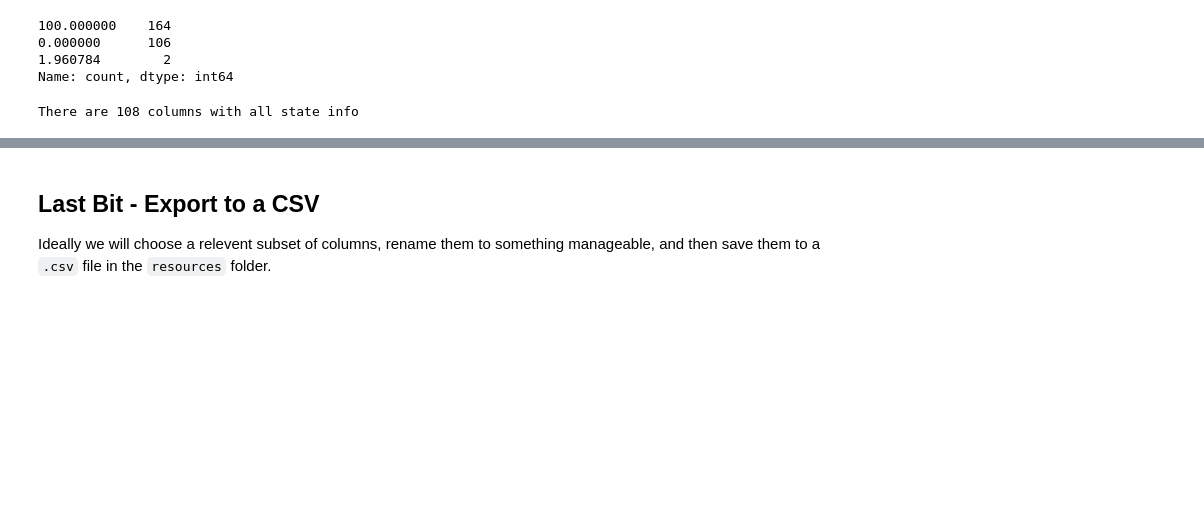
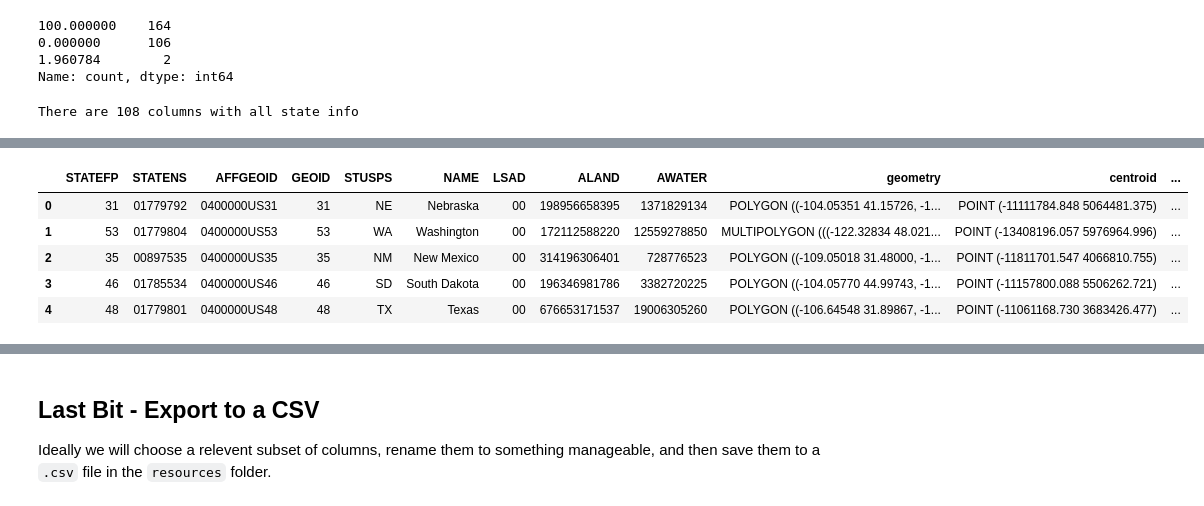
Before and after one commit to the-eva-a/group-1-project-1, a Jupyter notebook: Preliminary Data Cleaning.ipynb, the cells around one changed output, grey strips where cells are left out. Cells and saved outputs as stored; diff of their text form; code cells hidden in the pictures; blank space fills up the shorter version.

Commit message:
Finalized data preperation with geospatial and U.S. Census data.

```diff
--- a/Preliminary Data Cleaning.ipynb
+++ b/Preliminary Data Cleaning.ipynb
@@ -383,0 +491,6 @@ There are 108 columns with all state info
+# %%
+# Load the shapefile for states
+shapefile_path_state = 'Resources/US States Shape Data/cb_2018_us_state_5m.shp'
+gdf_state = gpd.read_file(shapefile_path_state)
+
+print(gdf_state.head())
@@ -383,0 +520,16 @@ There are 108 columns with all state info
+# %%
+# Reproject to a a projected coord system. Here we will sue ESPG:3395 - World Mercator
+gdf_state_projected = gdf_state.to_crs(epsg=3395)
+
+# Calculate centroids in new geometry
+gdf_state_projected['centroid'] = gdf_state_projected.geometry.centroid
+
+# Reproject back to WGS84 (ESPG:4326) for coordinates
+gdf_state_projected = gdf_state_projected.to_crs(epsg=4326)
+
+# extract lat and lng from centroid
+gdf_state_projected['longitude'] = gdf_state_projected.centroid.x
+gdf_state_projected['latitude'] = gdf_state_projected.centroid.y
+
+# display the GeoDataFrame with centroids
+print(gdf_state_projected[['centroid','longitude','latitude']].head())
@@ -383,0 +546,9 @@ There are 108 columns with all state info
+# %%
+gdf_state_projected.head()
+# %% [output]
+|  | STATEFP | STATENS | AFFGEOID | GEOID | STUSPS | NAME | LSAD | ALAND | AWATER | geometry | centroid | ... |
+| 0 | 31 | 01779792 | 0400000US31 | 31 | NE | Nebraska | 00 | 198956658395 | 1371829134 | POLYGON ((-104.05351 41.15726, -1... | POINT (-11111784.848 5064481.375) | ... |
+| 1 | 53 | 01779804 | 0400000US53 | 53 | WA | Washington | 00 | 172112588220 | 12559278850 | MULTIPOLYGON (((-122.32834 48.021... | POINT (-13408196.057 5976964.996) | ... |
+| 2 | 35 | 00897535 | 0400000US35 | 35 | NM | New Mexico | 00 | 314196306401 | 728776523 | POLYGON ((-109.05018 31.48000, -1... | POINT (-11811701.547 4066810.755) | ... |
+| 3 | 46 | 01785534 | 0400000US46 | 46 | SD | South Dakota | 00 | 196346981786 | 3382720225 | POLYGON ((-104.05770 44.99743, -1... | POINT (-11157800.088 5506262.721) | ... |
+| 4 | 48 | 01779801 | 0400000US48 | 48 | TX | Texas | 00 | 676653171537 | 19006305260 | POLYGON ((-106.64548 31.89867, -1... | POINT (-11061168.730 3683426.477) | ... |
```
Also changed, not shown: parts of 18 cells of this notebook, 14 other files.
